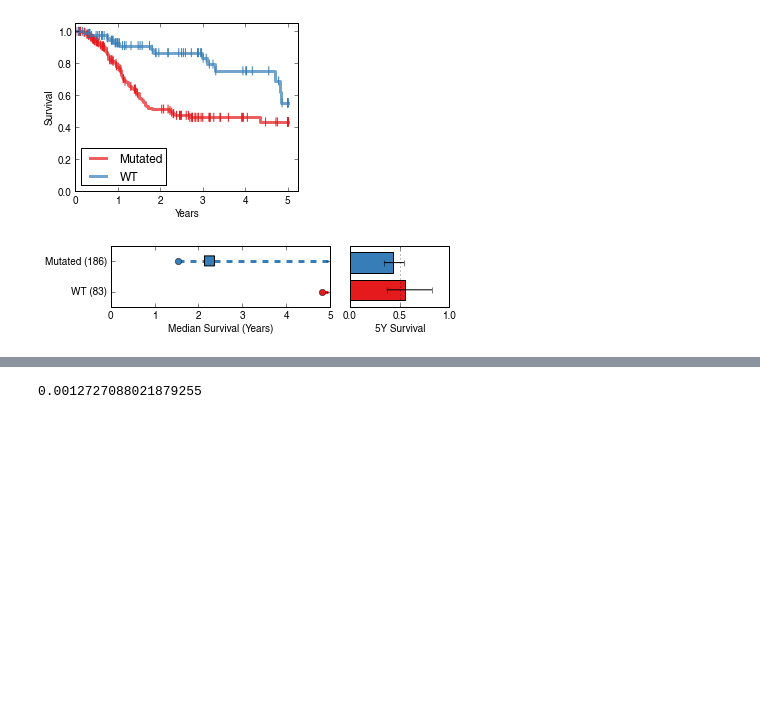
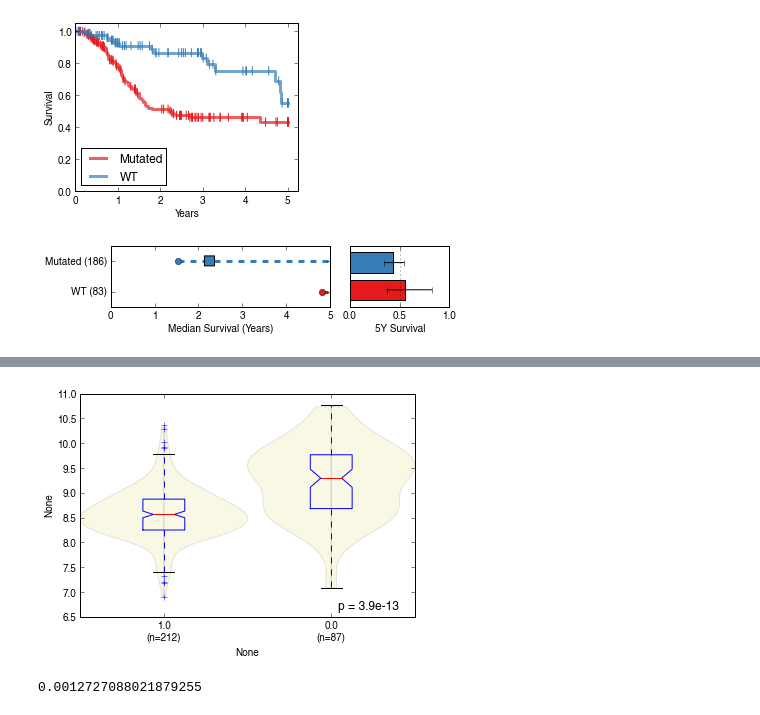
Before and after one commit to theandygross/TCGA, a Jupyter notebook: Pathway_Merge/Notebooks/FinalRun.ipynb, the cells around one changed output, grey strips where cells are left out. Cells and saved outputs as stored; diff of their text form; code cells hidden in the pictures; blank space fills up the shorter version.

```diff
--- a/Pathway_Merge/Notebooks/FinalRun.ipynb
+++ b/Pathway_Merge/Notebooks/FinalRun.ipynb
@@ -534,0 +544,4 @@ dtype: float64
+# %%
+violin_plot_pandas(mut.features.ix['TP53'], rna.df.ix['POLH'])
+# %% [output]
+[figure, added]
```
Also changed, not shown: parts of 2 cells of this notebook, 33 other files.
